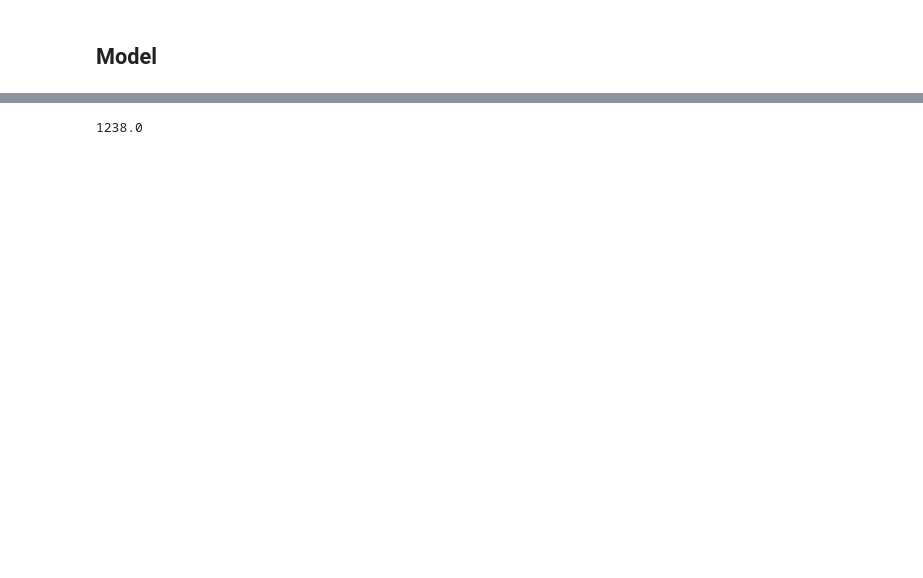
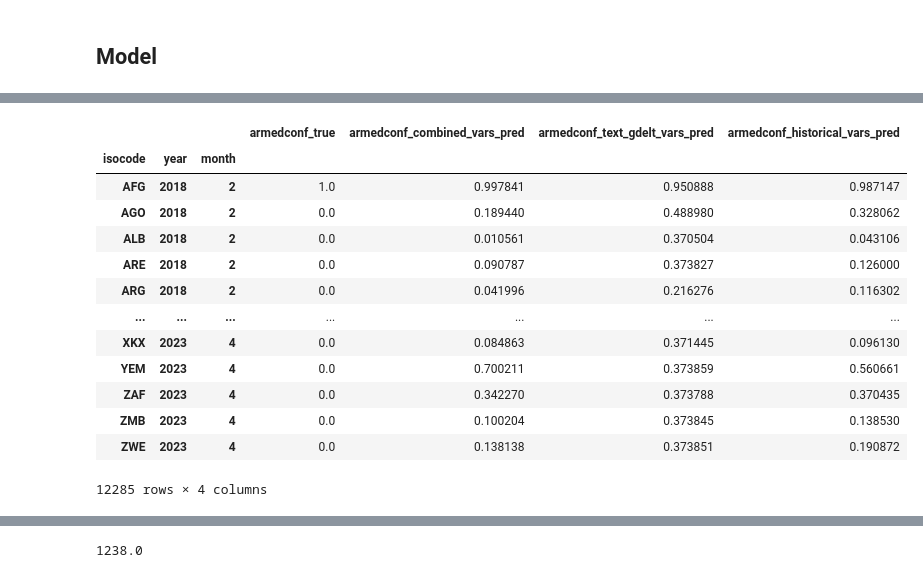
Before and after one commit to luisquinonesPR/thesis, a Jupyter notebook: models/lstm_classifier.ipynb, the cells around one changed output, grey strips where cells are left out. Drawn from its saved outputs; the diff is of its cells as text; code cells hidden in the pictures; blank space fills up the shorter version.

```diff
--- a/models/lstm_classifier.ipynb
+++ b/models/lstm_classifier.ipynb
@@ -426,0 +471,17 @@ print(len(y_test_modified))
+# %%
+final_df.sort_index(level=['year', 'month', 'isocode'])
+# %% [output]
+|  |  |  | armedconf_true | armedconf_combined_vars_pred | armedconf_text_gdelt_vars_pred | armedconf_historical_vars_pred |
+| isocode | year | month |  |  |  |  |
+| AFG | 2018 | 2 | 1.0 | 0.997841 | 0.950888 | 0.987147 |
+| AGO | 2018 | 2 | 0.0 | 0.189440 | 0.488980 | 0.328062 |
+| ALB | 2018 | 2 | 0.0 | 0.010561 | 0.370504 | 0.043106 |
+| ARE | 2018 | 2 | 0.0 | 0.090787 | 0.373827 | 0.126000 |
+| ARG | 2018 | 2 | 0.0 | 0.041996 | 0.216276 | 0.116302 |
+| ... | ... | ... | ... | ... | ... | ... |
+| XKX | 2023 | 4 | 0.0 | 0.084863 | 0.371445 | 0.096130 |
+| YEM | 2023 | 4 | 0.0 | 0.700211 | 0.373859 | 0.560661 |
+| ZAF | 2023 | 4 | 0.0 | 0.342270 | 0.373788 | 0.370435 |
+| ZMB | 2023 | 4 | 0.0 | 0.100204 | 0.373845 | 0.138530 |
+| ZWE | 2023 | 4 | 0.0 | 0.138138 | 0.373851 | 0.190872 |
+12285 rows × 4 columns
```
Also changed, not shown: parts of 58 cells of this notebook, 1 other file.
